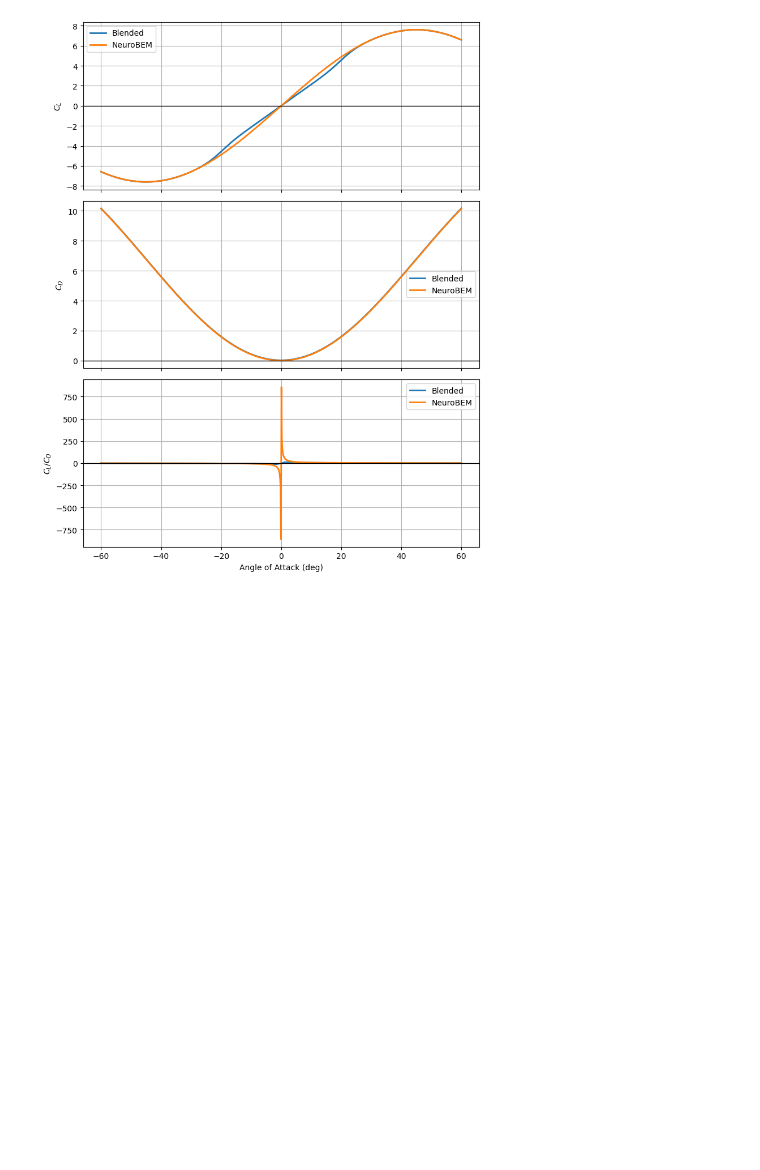
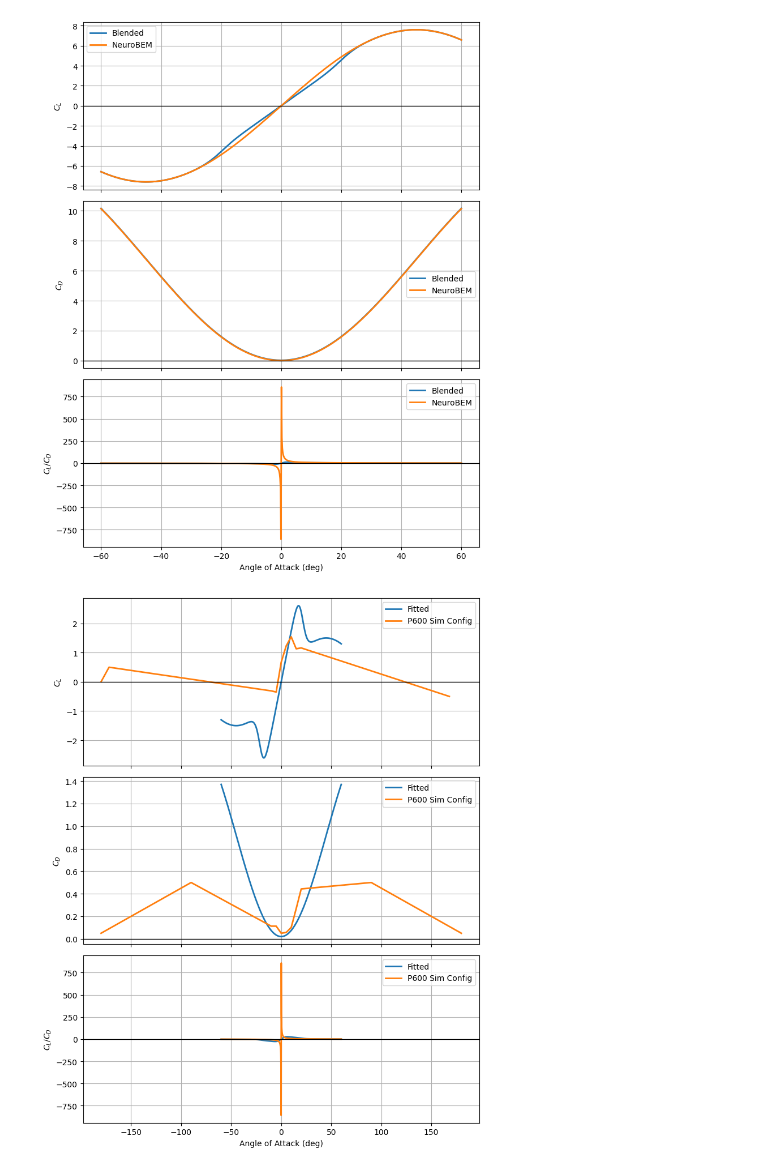
Before and after one commit to zzzzzzhym/aerial_robot_testbed, a Jupyter notebook: inflow_model/airfoil/airfoil_users_guide.ipynb, the cells around one changed output. Cells and saved outputs as stored; diff of their text form; code cells hidden in the pictures; blank space fills up the shorter version.

```diff
--- a/inflow_model/airfoil/airfoil_users_guide.ipynb
+++ b/inflow_model/airfoil/airfoil_users_guide.ipynb
@@ -96,3 +96,57 @@ plt.tight_layout()
 plt.show()
 # %% [output]
 [figure]
+# %%
+# aoa_cd = [-3.14159, -1.5708, -0.174533, -0.0872665, 0.0, 0.0872665, 0.174533, 0.261799, 0.349066, 1.5708, 3.14159]
+# cd_p600 = [0.05, 0.5, 0.113, 0.113, 0.05, 0.057, 0.101, 0.269, 0.443, 0.5, 0.05]
+# aoa_cl = [-3.14159, -3.00197, -0.174533, -0.0872665, 0.0, 0.0872665, 0.174533, 0.261799, 0.349066, 2.93215]
+# cl_p600 = [0.0, 0.5, -0.28, 0.08, 0.29, 1.07, 1.31, 0.86, 1.0, -0.5]
+
+
+aoa_cd = [-3.14159, -1.5708, -0.174533, -0.0872665, 0.0, 0.0872665, 0.174533, 0.261799, 0.349066, 1.5708, 3.14159]
+cd_p600 = [0.05, 0.5, 0.113, 0.113, 0.05, 0.057, 0.101, 0.269, 0.443, 0.5, 0.05]
+aoa_cl = [-3.14159, -3.00197, -0.174533, -0.0872665, 0.0, 0.0872665, 0.174533, 0.261799, 0.349066, 2.93215]
+cl_p600 = [0.0, 0.5, -0.31, -0.35, 0.67, 1.23, 1.54, 1.13, 1.16, -0.5]
+
+# Angle range
+alpha_deg = np.linspace(-60, 60, 800)
+alpha_rad = np.radians(alpha_deg)
+
+# Your blended model
+coeff = aero_coeff.Coeffecients(cl_1=10.0, cl_2=3.0)
+cl = coeff.get_cl(alpha_rad)
+cd = coeff.get_cd(alpha_rad, 10, 0.1)
+cl_cd = np.divide(cl, cd, where=cd!=0)
+
+# Create subplots
+fig, axs = plt.subplots(3, 1, figsize=(8, 10), sharex=True)
+
+# ---- CL ----
+axs[0].plot(alpha_deg, cl, linewidth=2, label="Fitted")
+axs[0].plot(np.rad2deg(aoa_cl), cl_p600, linewidth=2, label="P600 Sim Config")
+axs[0].axhline(0, color='black', linewidth=1)
+axs[0].set_ylabel(r"$C_L$")
+axs[0].grid(True)
+axs[0].legend()
+
+# ---- CD ----
+axs[1].plot(alpha_deg, cd, linewidth=2, label="Fitted")
+axs[1].plot(np.rad2deg(aoa_cd), cd_p600, linewidth=2, label="P600 Sim Config")
+axs[1].axhline(0, color='black', linewidth=1)
+axs[1].set_ylabel(r"$C_D$")
+axs[1].grid(True)
+axs[1].legend()
+
+# ---- CL/CD ----
+axs[2].plot(alpha_deg, cl_cd, linewidth=2, label="Fitted")
+axs[2].plot(alpha_deg, cl_cd_nb, linewidth=2, label="P600 Sim Config")
+axs[2].axhline(0, color='black', linewidth=1)
+axs[2].set_ylabel(r"$C_L/C_D$")
+axs[2].set_xlabel("Angle of Attack (deg)")
+axs[2].grid(True)
+axs[2].legend()
+
+plt.tight_layout()
+plt.show()
+# %% [output]
+[figure, added]
```
Also changed, not shown: 40 other files.
